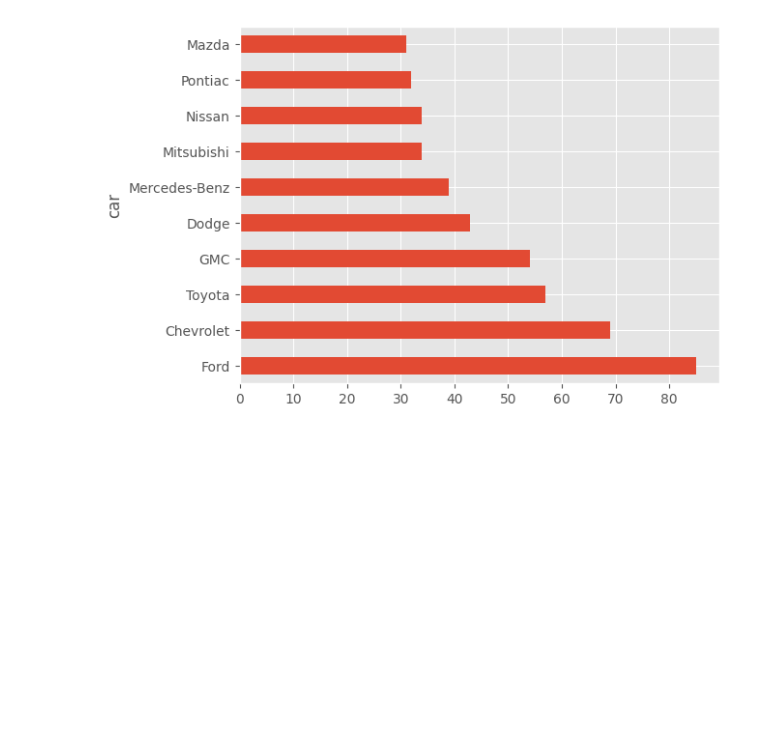
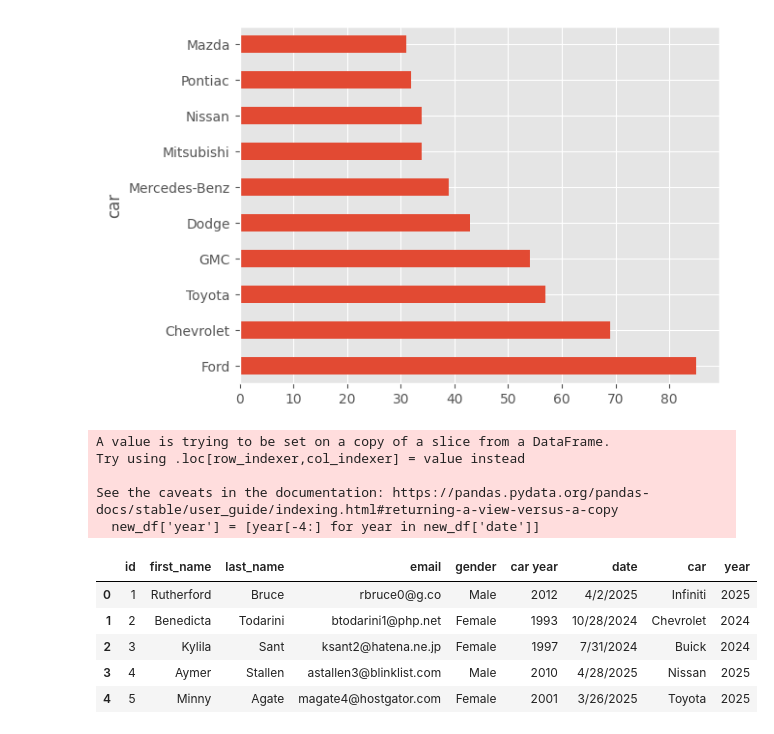
Before and after one commit to Jimmy-ai1/Group_3, a Jupyter notebook: Group_3_task.ipynb, the cells around one changed output. Cells and saved outputs as stored; diff of their text form; code cells hidden in the pictures; blank space fills up the shorter version.

```diff
--- a/Group_3_task.ipynb
+++ b/Group_3_task.ipynb
@@ -972,3 +971,26 @@ car_grouped = car_grouped.sort_values(ascending = False).head(10)
 car_grouped.plot(kind='barh');
 # %% [output]
 [figure]
+# %%
+# Creating a copy of the df dataframe
+new_df = df
+
+# Dropping the rows that lack a date value
+new_df = new_df.dropna(subset=['date'])
+new_df['date'].isna().sum()
+
+# Creating a new column with the year from each date
+new_df['year'] = [year[-4:] for year in new_df['date']]
+new_df.head()
+# %% [output]
+A value is trying to be set on a copy of a slice from a DataFrame.
+Try using .loc[row_indexer,col_indexer] = value instead
+
+See the caveats in the documentation: https://pandas.pydata.org/pandas-docs/stable/user_guide/indexing.html#returning-a-view-versus-a-copy
+  new_df['year'] = [year[-4:] for year in new_df['date']]
+|  | id | first_name | last_name | email | gender | car year | date | car | year |
+| 0 | 1 | Rutherford | Bruce | rbruce0@g.co | Male | 2012 | 4/2/2025 | Infiniti | 2025 |
+| 1 | 2 | Benedicta | Todarini | btodarini1@php.net | Female | 1993 | 10/28/2024 | Chevrolet | 2024 |
+| 2 | 3 | Kylila | Sant | ksant2@hatena.ne.jp | Female | 1997 | 7/31/2024 | Buick | 2024 |
+| 3 | 4 | Aymer | Stallen | astallen3@blinklist.com | Male | 2010 | 4/28/2025 | Nissan | 2025 |
+| 4 | 5 | Minny | Agate | magate4@hostgator.com | Female | 2001 | 3/26/2025 | Toyota | 2025 |
```
Also changed, not shown: parts of 12 cells of this notebook.
